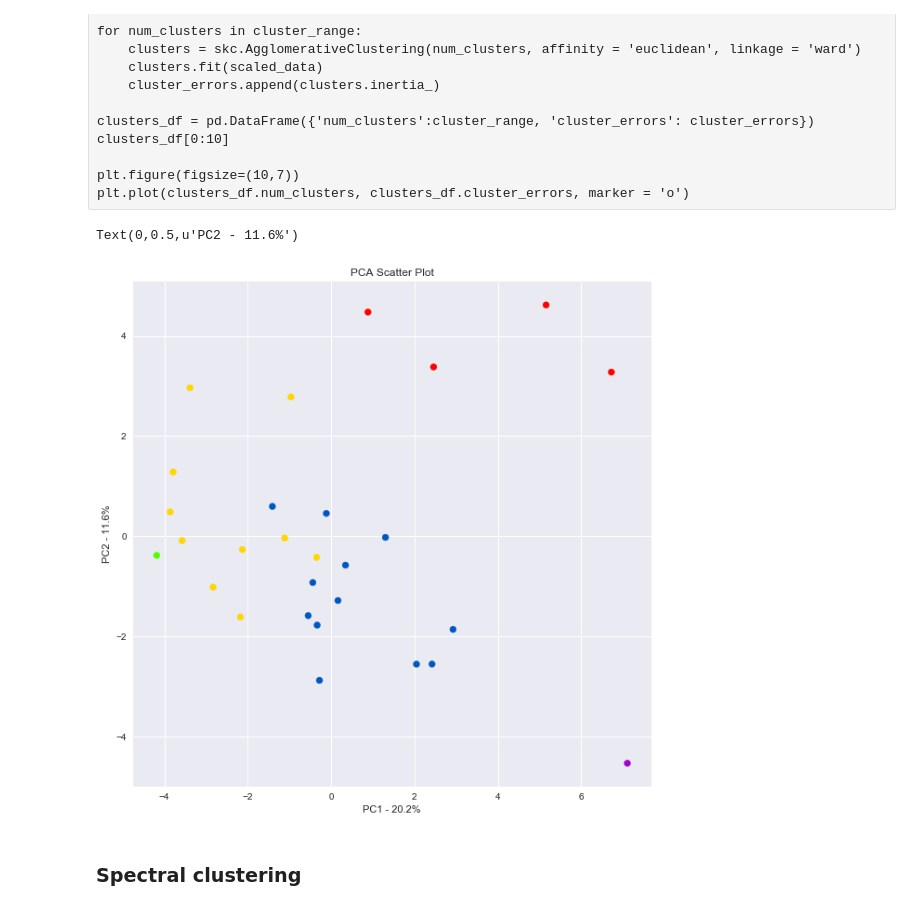
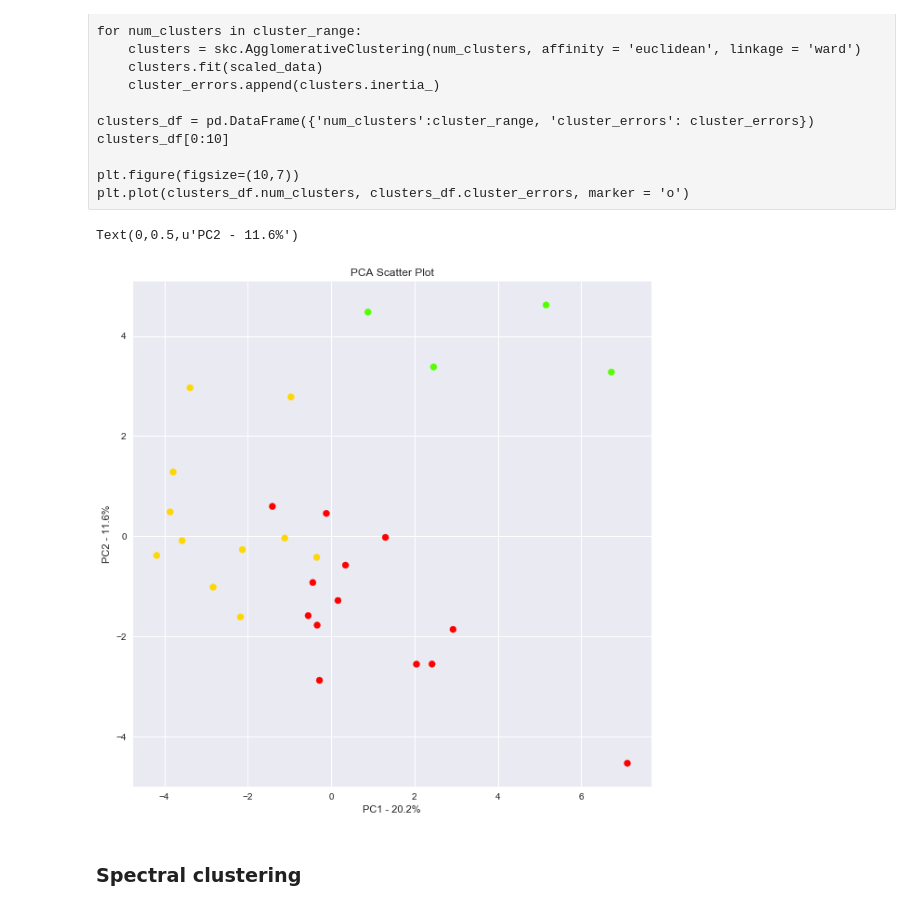
Before and after one commit to justin-yj-lee/AllenInstitute-HumanMorph, a Jupyter notebook: Aspiny_Human_ME_Clustering.ipynb, the cells around one changed output. Saved outputs shown, nothing was run; the diff lists cells and outputs as text; code cells hidden in the pictures.

```diff
--- a/Aspiny_Human_ME_Clustering.ipynb
+++ b/Aspiny_Human_ME_Clustering.ipynb
@@ -472,16 +472,16 @@ clusters_df[0:10]
 plt.figure(figsize=(10,7))
 plt.plot(clusters_df.num_clusters, clusters_df.cluster_errors, marker = 'o')
 # %%
-agg_cluster = skc.AgglomerativeClustering(n_clusters = 5, affinity = 'euclidean', linkage = 'ward')
+agg_cluster = skc.AgglomerativeClustering(n_clusters = 3, affinity = 'euclidean', linkage = 'ward')
 agg_cluster.fit(pca_df)
 
 plt.figure(figsize=(10,10))
 plt.scatter(pca_df.PC1, pca_df.PC2, c=agg_cluster.labels_, cmap='prism')
 plt.title('PCA Scatter Plot')
 plt.xlabel('PC1 - {0}%'.format(per_var[0]))
 plt.ylabel('PC2 - {0}%'.format(per_var[1]))
 # %% [output]
 Text(0,0.5,u'PC2 - 11.6%')
-[figure, old version]
+[figure, new version]
 # %% [markdown]
 ### Spectral clustering
```
Also changed, not shown: parts of 16 cells of this notebook, 1 other file.
